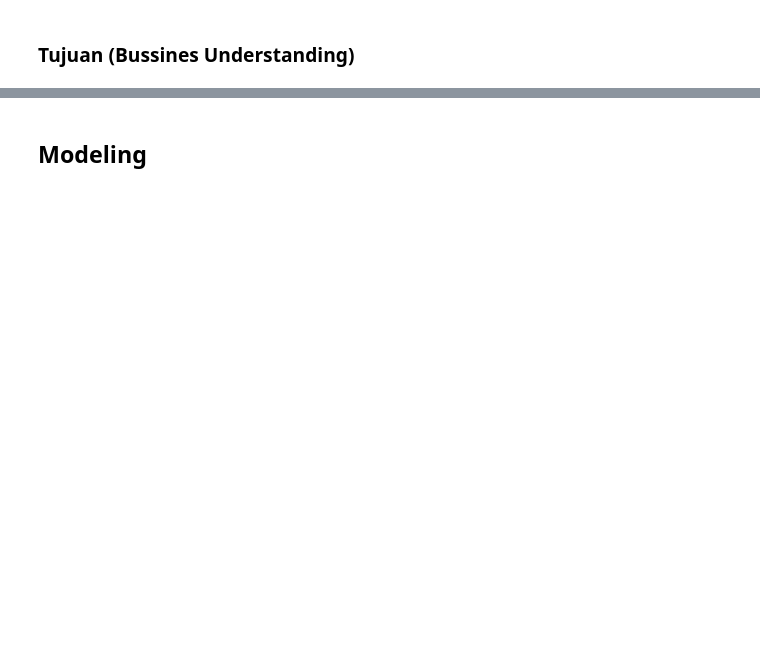
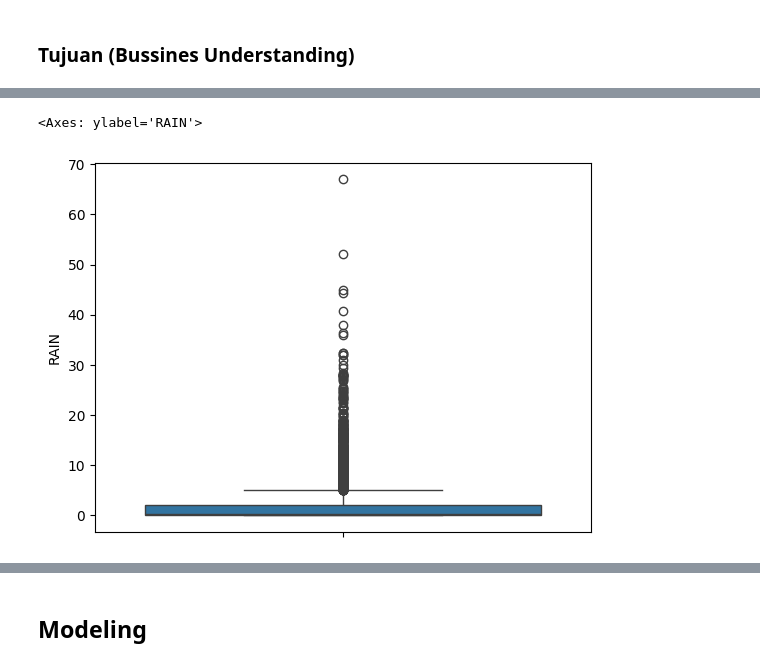
Before and after one commit to zulfalaila/psd_all, a Jupyter notebook: Project III.ipynb, the cells around one changed output, grey strips where cells are left out. Saved outputs shown, nothing was run; the diff lists cells and outputs as text; code cells hidden in the pictures; blank space fills up the shorter version.

```diff
--- a/Project III.ipynb
+++ b/Project III.ipynb
@@ -211,0 +118,5 @@ df = df_handled
+# %%
+sns.boxplot(df['RAIN'])
+# %% [output]
+<Axes: ylabel='RAIN'>
+[figure, added]
```
Also changed, not shown: parts of 106 cells of this notebook, 19 other files.
